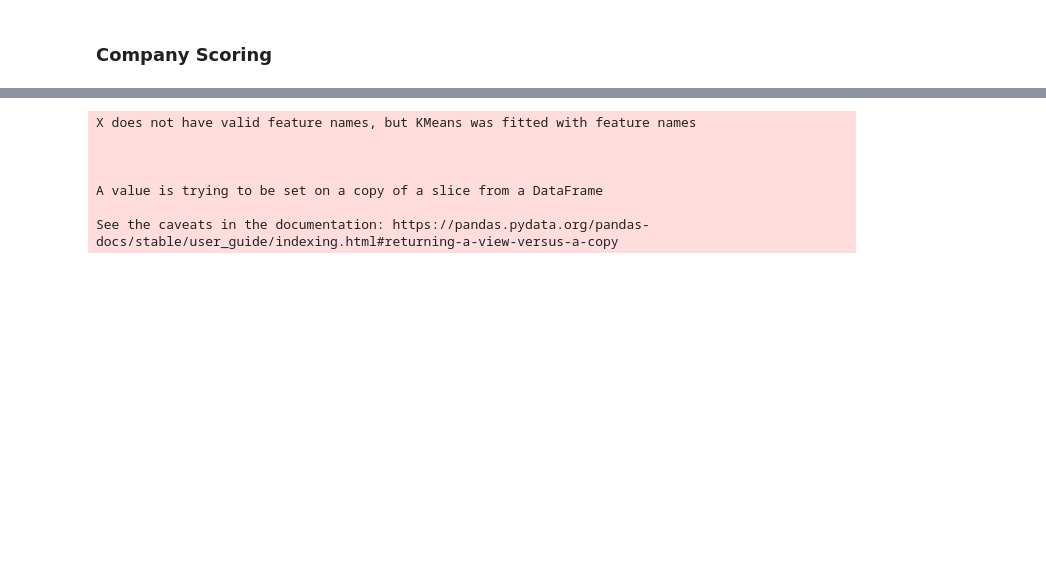
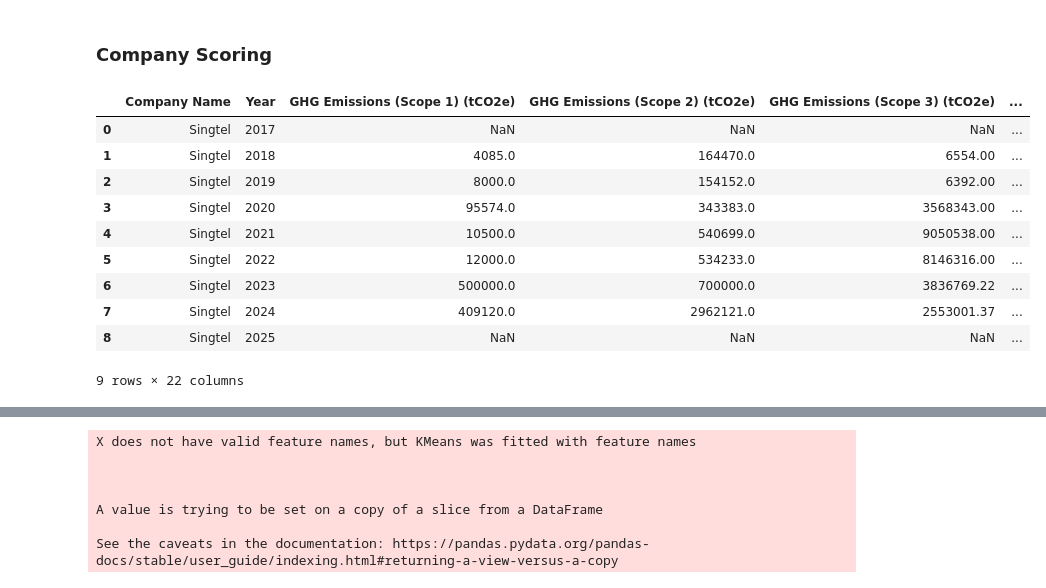
Before and after one commit to heyyyjiaming/DSS5105_BugBuster, a Jupyter notebook: model/ESG-Scoring-function.ipynb, the cells around one changed output, grey strips where cells are left out. Cells and saved outputs as stored; diff of their text form; code cells hidden in the pictures; blank space fills up the shorter version.

```diff
--- a/model/ESG-Scoring-function.ipynb
+++ b/model/ESG-Scoring-function.ipynb
@@ -151,5 +171,19 @@ fig_esg_trend.show()
 # %% [markdown]
 ### Company Scoring
 # %%
-company_file_path = './data/Singtel_ESG_test.xlsx'
+company_file_path = '../data/Singtel_ESG_test.xlsx'
 company_data = pd.read_excel(company_file_path)
+# %%
+company_data
+# %% [output]
+|  | Company Name | Year | GHG Emissions (Scope 1) (tCO2e) | GHG Emissions (Scope 2) (tCO2e) | GHG Emissions (Scope 3) (tCO2e) | ... |
+| 0 | Singtel | 2017 | NaN | NaN | NaN | ... |
+| 1 | Singtel | 2018 | 4085.0 | 164470.0 | 6554.00 | ... |
+| 2 | Singtel | 2019 | 8000.0 | 154152.0 | 6392.00 | ... |
+| 3 | Singtel | 2020 | 95574.0 | 343383.0 | 3568343.00 | ... |
+| 4 | Singtel | 2021 | 10500.0 | 540699.0 | 9050538.00 | ... |
+| 5 | Singtel | 2022 | 12000.0 | 534233.0 | 8146316.00 | ... |
+| 6 | Singtel | 2023 | 500000.0 | 700000.0 | 3836769.22 | ... |
+| 7 | Singtel | 2024 | 409120.0 | 2962121.0 | 2553001.37 | ... |
+| 8 | Singtel | 2025 | NaN | NaN | NaN | ... |
+9 rows × 22 columns
```
Also changed, not shown: parts of 6 cells of this notebook, 5 other files.
